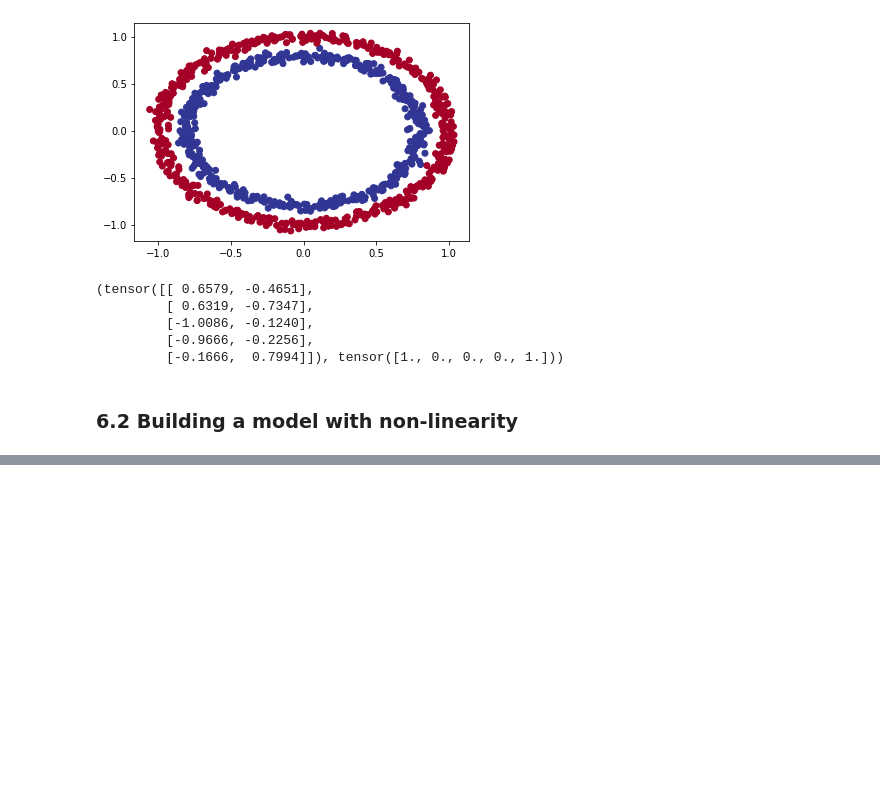
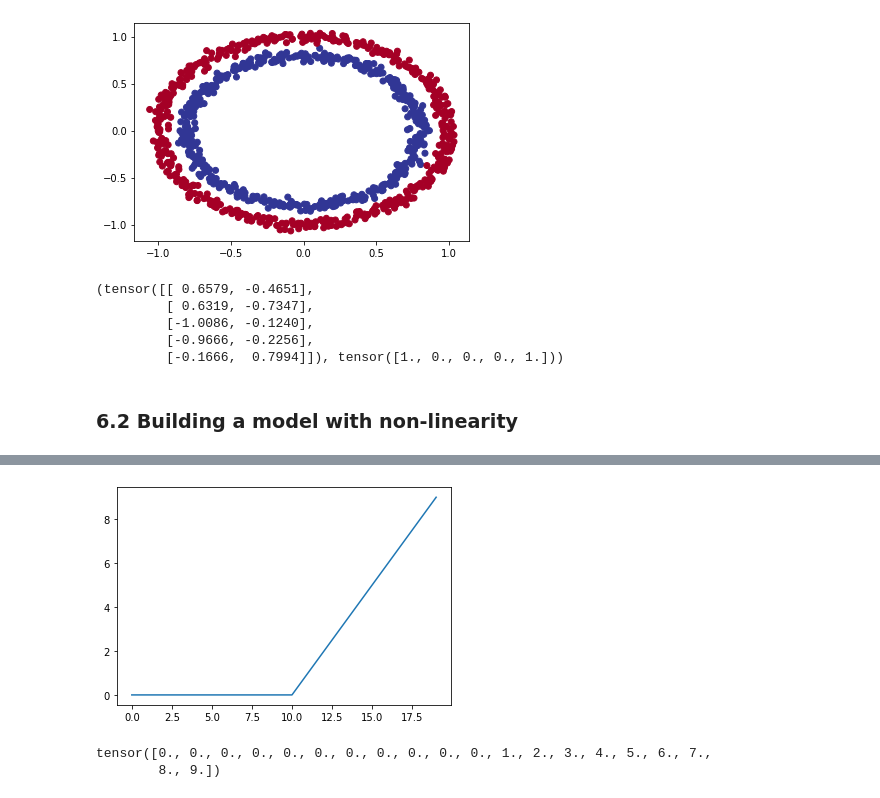
Before and after one commit to maronem/PyTorch, a Jupyter notebook: 02_neural_network_classification.ipynb, the cells around one changed output, grey strips where cells are left out. Cells and saved outputs as stored; diff of their text form; code cells hidden in the pictures; blank space fills up the shorter version.

```diff
--- a/02_neural_network_classification.ipynb
+++ b/02_neural_network_classification.ipynb
@@ -928,0 +983,13 @@ Epoch: 900 | Loss: 0.17093, Accuracy: 84.50% | Test loss: 0.28401, Test acc: 50.
+# %%
+# Visualizing relu fn on tensor A
+plt.plot(torch.relu(A)); # all neg values = 0, then straight
+# %% [output]
+[figure, added]
+# %%
+def self_relu(x: torch.Tensor) -> torch.Tensor:
+  return torch.maximum(torch.tensor(0), x) # input must be tesnor
+
+self_relu(A)
+# %% [output]
+tensor([0., 0., 0., 0., 0., 0., 0., 0., 0., 0., 0., 1., 2., 3., 4., 5., 6., 7.,
+        8., 9.])
```
Also changed, not shown: parts of 63 cells of this notebook.
